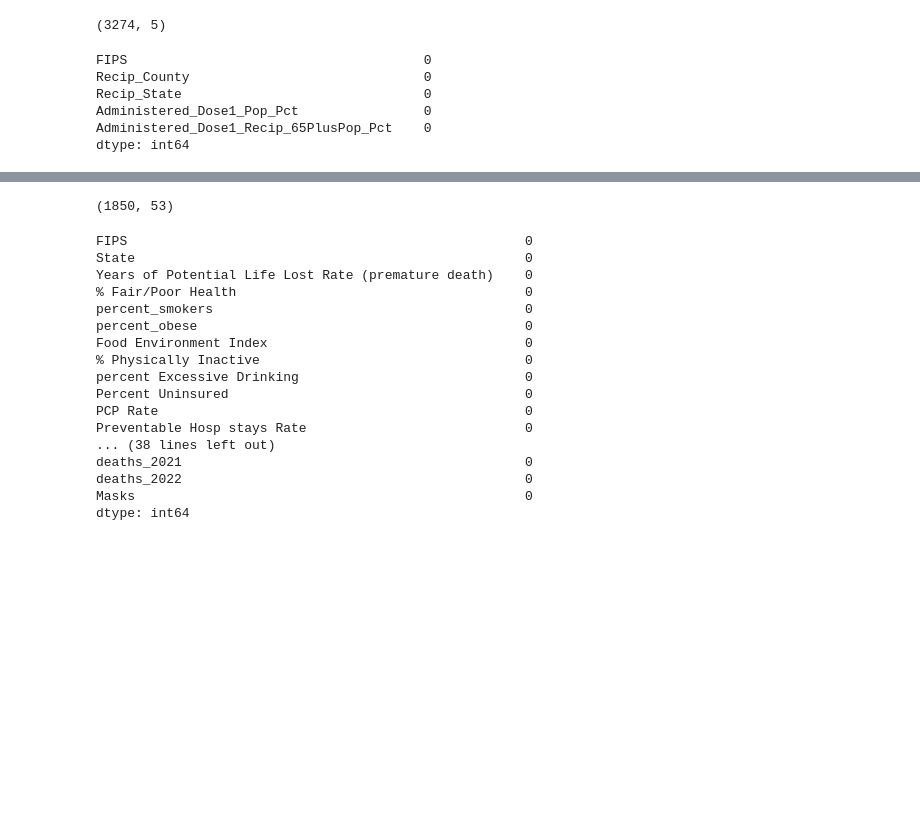
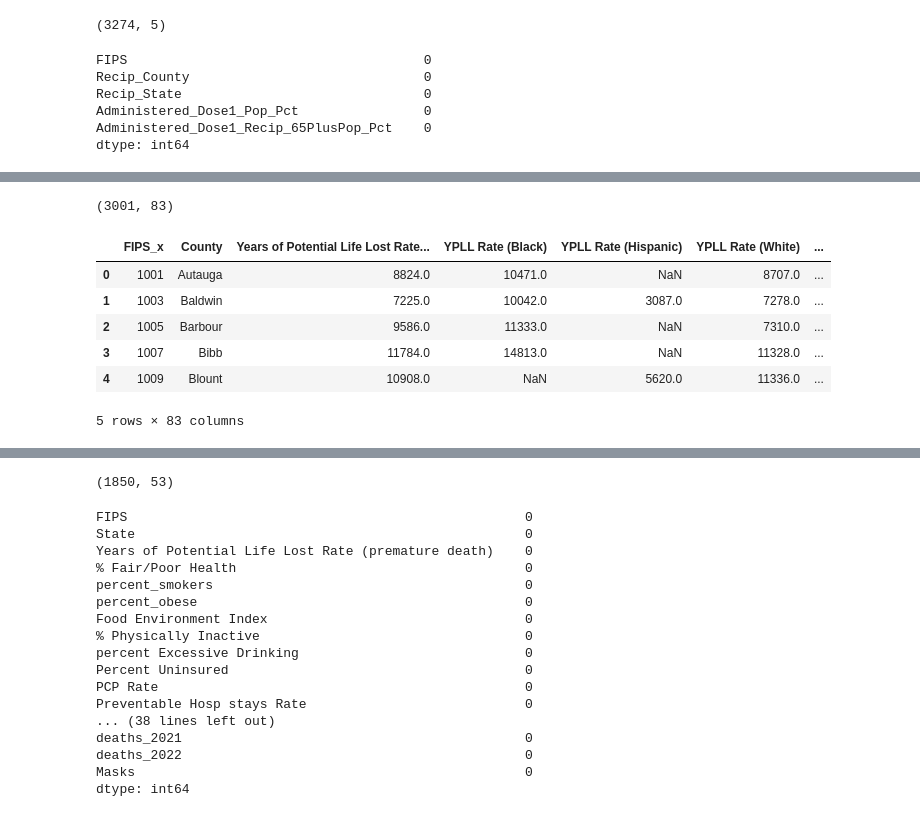
Before and after one commit to rafirahman27/Preparing_for_the_next_Pandemic, a Jupyter notebook: Modeling.ipynb, the cells around one changed output, grey strips where cells are left out. Saved outputs shown, nothing was run; the diff lists cells and outputs as text; code cells hidden in the pictures; blank space fills up the shorter version.

```diff
--- a/Modeling.ipynb
+++ b/Modeling.ipynb
@@ -555,0 +625,13 @@ county_data.drop(columns=['State_x',
+# %%
+df = pd.merge(county_data, county_vax, how='inner', on=['State', 'County'])
+print(df.shape)
+df.head()
+# %% [output]
+(3001, 83)
+|  | FIPS_x | County | Years of Potential Life Lost Rate... | YPLL Rate (Black) | YPLL Rate (Hispanic) | YPLL Rate (White) | ... |
+| 0 | 1001 | Autauga | 8824.0 | 10471.0 | NaN | 8707.0 | ... |
+| 1 | 1003 | Baldwin | 7225.0 | 10042.0 | 3087.0 | 7278.0 | ... |
+| 2 | 1005 | Barbour | 9586.0 | 11333.0 | NaN | 7310.0 | ... |
+| 3 | 1007 | Bibb | 11784.0 | 14813.0 | NaN | 11328.0 | ... |
+| 4 | 1009 | Blount | 10908.0 | NaN | 5620.0 | 11336.0 | ... |
+5 rows × 83 columns
```
Also changed, not shown: parts of 17 cells of this notebook, 1 other file.
